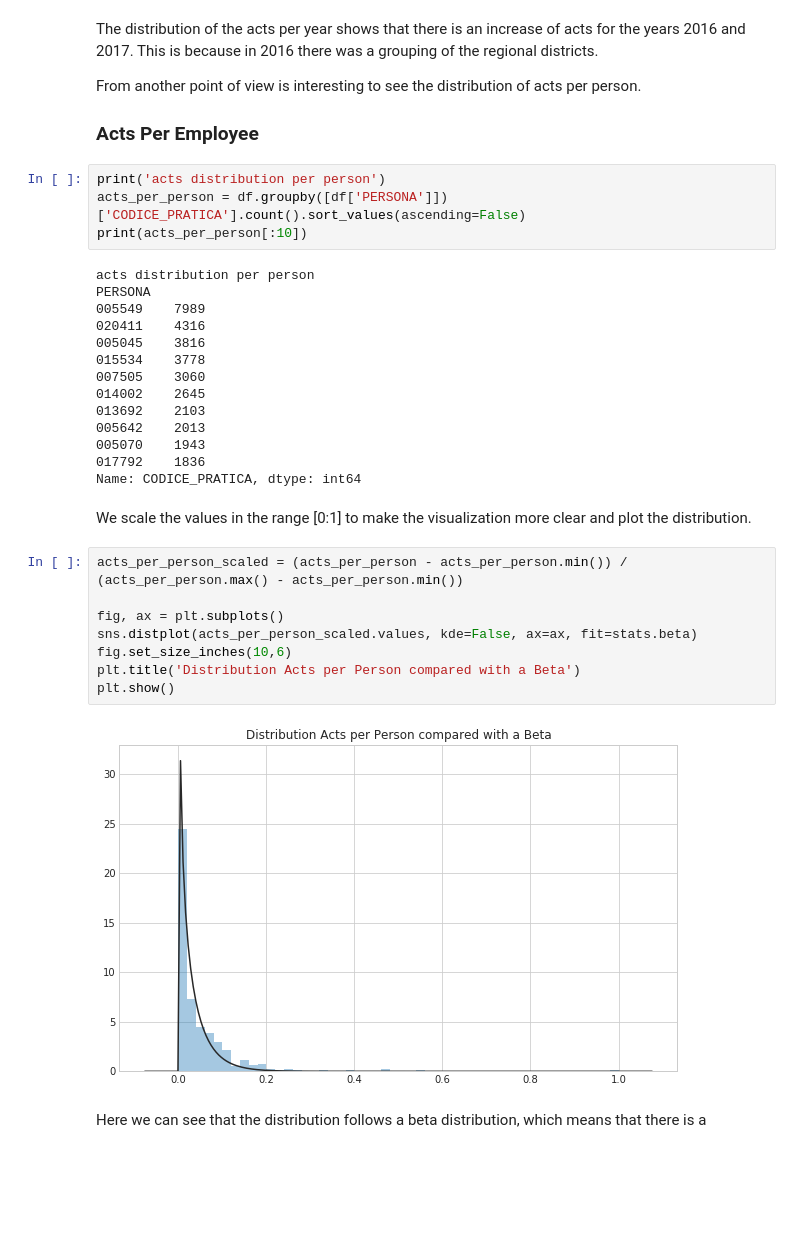
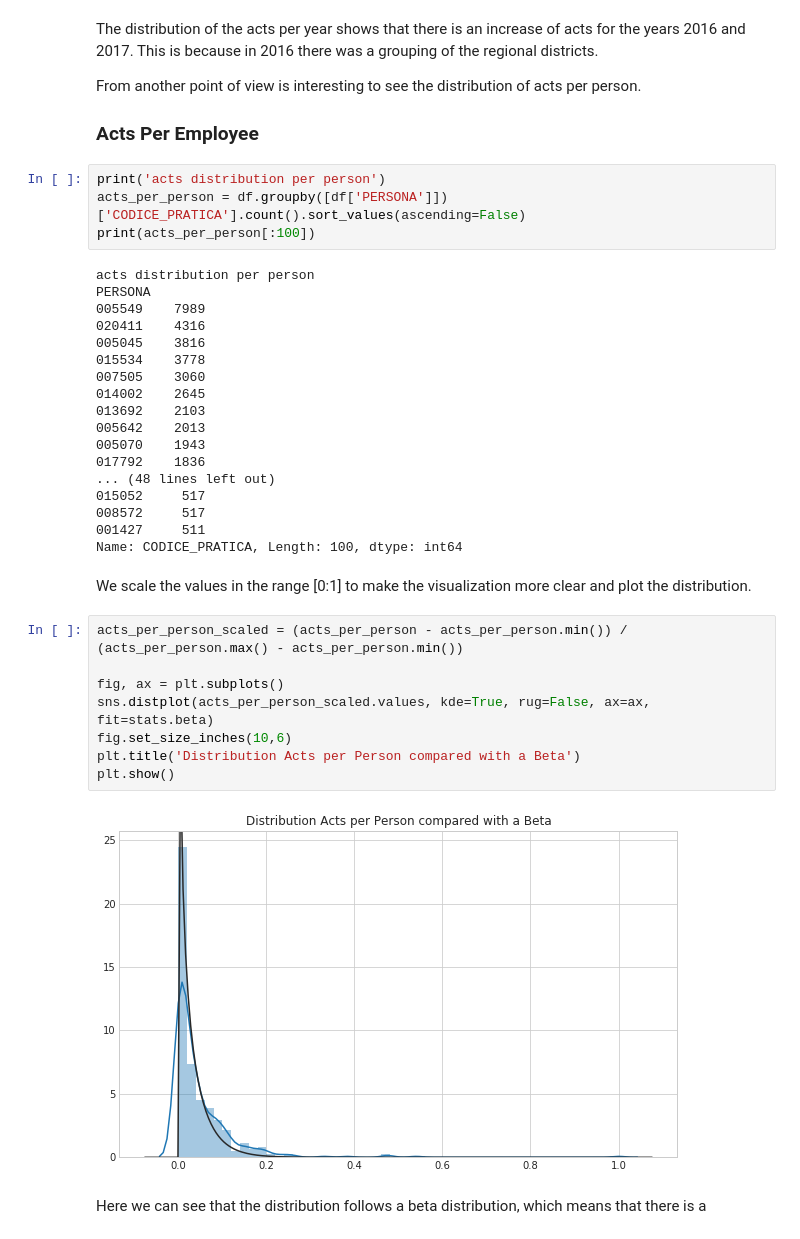
Before and after one commit to teamdigitale/daf-models, a Jupyter notebook: tuscany-acts-analysis/1-data-wrangling/1-data-exploration-atti-dirigenti.ipynb, the cells around one changed output. Saved outputs shown, nothing was run; the diff lists cells and outputs as text; blank space fills up the shorter version.

```diff
--- a/tuscany-acts-analysis/1-data-wrangling/1-data-exploration-atti-dirigenti.ipynb
+++ b/tuscany-acts-analysis/1-data-wrangling/1-data-exploration-atti-dirigenti.ipynb
@@ -170,7 +170,7 @@ From another point of view is interesting to see the distribution of acts per pe
 # %%
 print('acts distribution per person')
 acts_per_person = df.groupby([df['PERSONA']])['CODICE_PRATICA'].count().sort_values(ascending=False)
-print(acts_per_person[:10])
+print(acts_per_person[:100])
 # %% [output]
 acts distribution per person
 PERSONA
@@ -184,19 +184,23 @@ PERSONA
 005642    2013
 005070    1943
 017792    1836
-Name: CODICE_PRATICA, dtype: int64
+... (48 lines left out)
+015052     517
+008572     517
+001427     511
+Name: CODICE_PRATICA, Length: 100, dtype: int64
 # %% [markdown]
 We scale the values in the range [0:1] to make the visualization more clear and plot the distribution.
 # %%
 acts_per_person_scaled = (acts_per_person - acts_per_person.min()) / (acts_per_person.max() - acts_per_person.min())
 
 fig, ax = plt.subplots()
-sns.distplot(acts_per_person_scaled.values, kde=False, ax=ax, fit=stats.beta)
+sns.distplot(acts_per_person_scaled.values, kde=True, rug=False, ax=ax, fit=stats.beta)
 fig.set_size_inches(10,6)
 plt.title('Distribution Acts per Person compared with a Beta')
 plt.show()
 # %% [output]
-[figure, old version]
+[figure, new version]
 # %% [markdown]
 Here we can see that the distribution follows a beta distribution, which means that there is a
 # %% [markdown]
```
Also changed, not shown: parts of 19 cells of this notebook, 2 other files.
